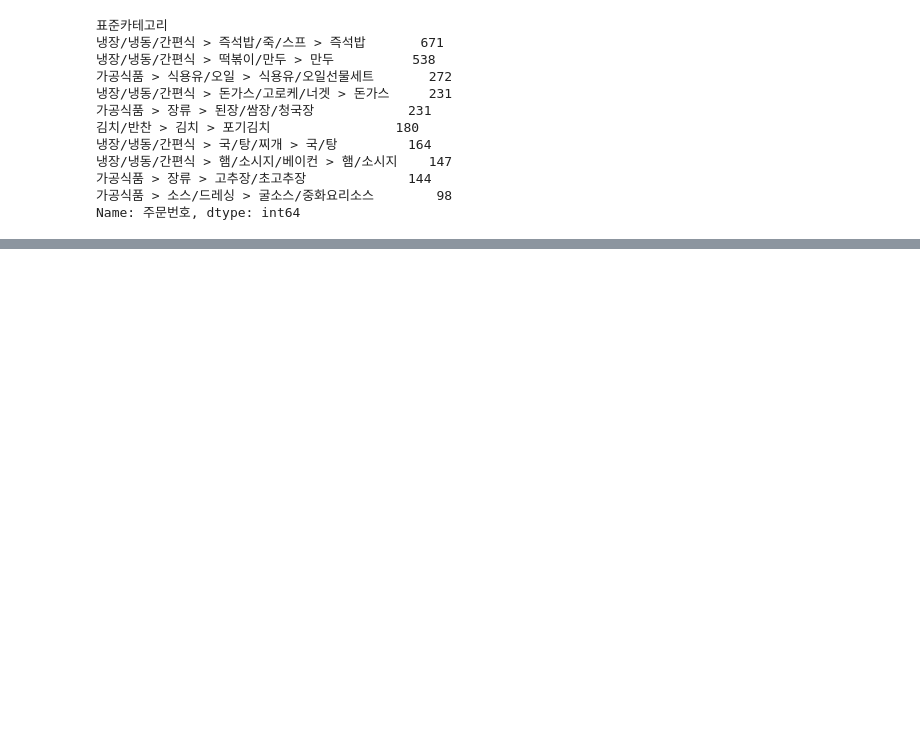
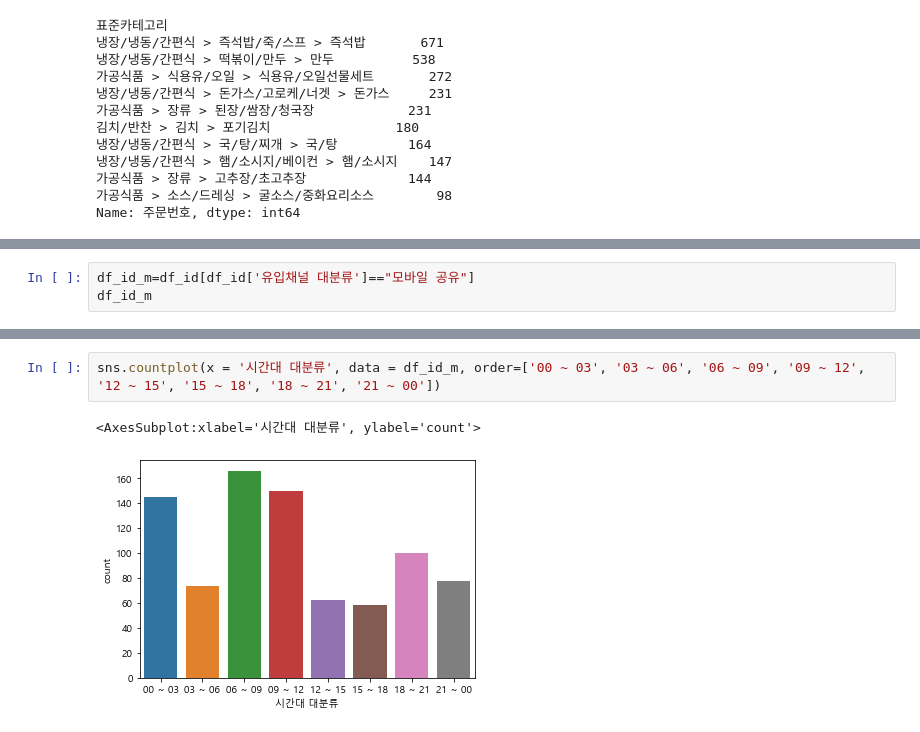
Before and after one commit to habbang8838/BDAA_treasure_in_data, a Jupyter notebook: 회원별_월별_분석_김유진.ipynb, the cells around one changed output, grey strips where cells are left out. Cells and saved outputs as stored; diff of their text form; blank space fills up the shorter version.

```diff
--- a/회원별_월별_분석_김유진.ipynb
+++ b/회원별_월별_분석_김유진.ipynb
@@ -793,0 +825,3 @@ Name: 주문번호, dtype: int64
+# %%
+df_id_m=df_id[df_id['유입채널 대분류']=="모바일 공유"]
+df_id_m
@@ -793,0 +842,5 @@ Name: 주문번호, dtype: int64
+# %%
+sns.countplot(x = '시간대 대분류', data = df_id_m, order=['00 ~ 03', '03 ~ 06', '06 ~ 09', '09 ~ 12', '12 ~ 15', '15 ~ 18', '18 ~ 21', '21 ~ 00'])
+# %% [output]
+<AxesSubplot:xlabel='시간대 대분류', ylabel='count'>
+[figure, added]
```
Also changed, not shown: parts of 12 cells of this notebook.
